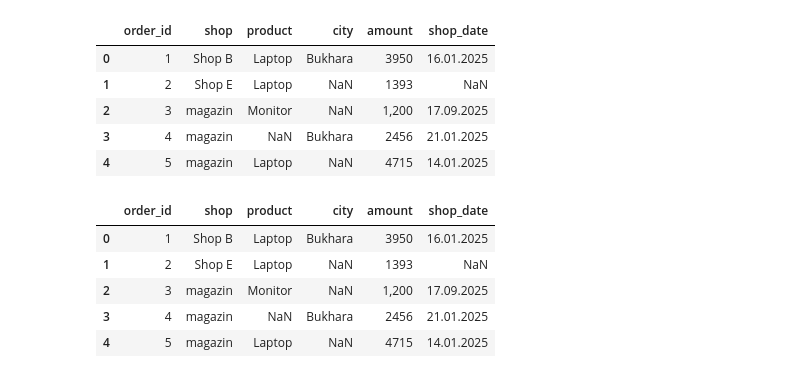
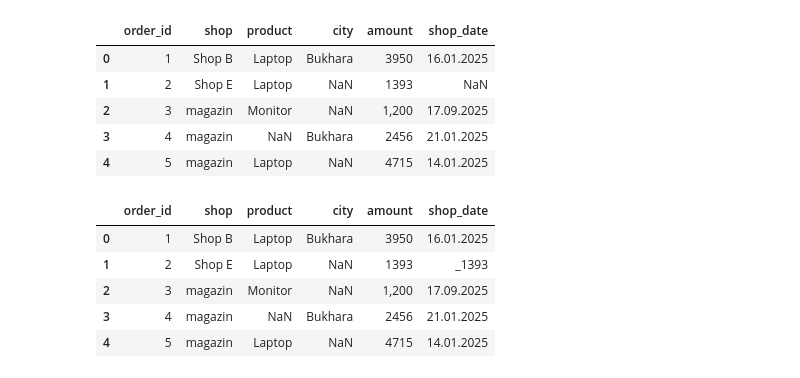
Before and after one commit to farruxisomiddinov326-cell/collab_uchun, a Jupyter notebook: homework_2.ipynb, the cells around one changed output. Saved outputs shown, nothing was run; the diff lists cells and outputs as text; code cells hidden in the pictures.

```diff
--- a/homework_2.ipynb
+++ b/homework_2.ipynb
@@ -51,12 +51,12 @@ df.head()
 | 3 | 4 | magazin | NaN | Bukhara | 2456 | 21.01.2025 |
 | 4 | 5 | magazin | Laptop | NaN | 4715 | 14.01.2025 |
 # %%
-df["shop"] = df["shop"].fillna("_" + df["amount"].astype(str).str[-4:])
+df["shop_date"] = df["shop_date"].fillna("_" + df["amount"].astype(str).str[-4:])
 df.head()
 # %% [output]
 |  | order_id | shop | product | city | amount | shop_date |
 | 0 | 1 | Shop B | Laptop | Bukhara | 3950 | 16.01.2025 |
-| 1 | 2 | Shop E | Laptop | NaN | 1393 | NaN |
+| 1 | 2 | Shop E | Laptop | NaN | 1393 | _1393 |
 | 2 | 3 | magazin | Monitor | NaN | 1,200 | 17.09.2025 |
 | 3 | 4 | magazin | NaN | Bukhara | 2456 | 21.01.2025 |
 | 4 | 5 | magazin | Laptop | NaN | 4715 | 14.01.2025 |
```
Also changed, not shown: parts of 2 cells of this notebook.
